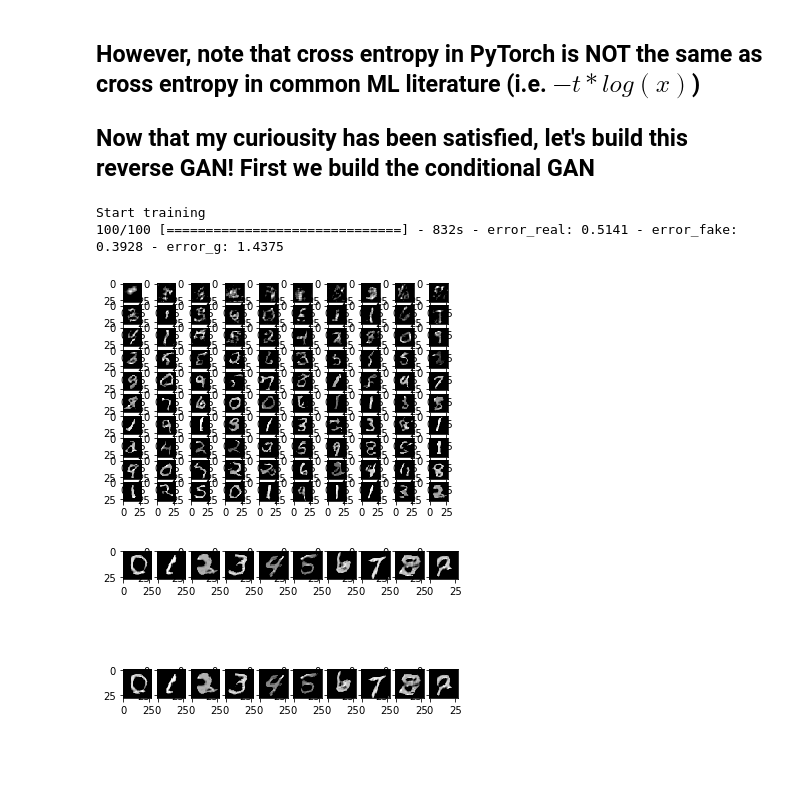
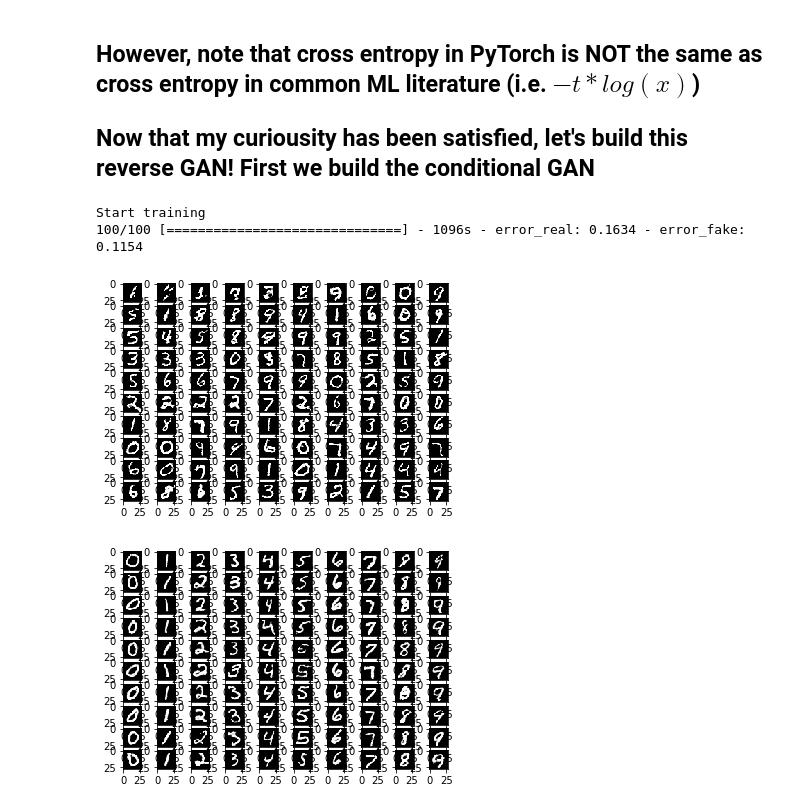
Before and after one commit to HenryJia/InfoGAN, a Jupyter notebook: MNIST_Trials.ipynb, the cells around one changed output. Cells and saved outputs as stored; diff of their text form; code cells hidden in the pictures; blank space fills up the shorter version.

Commit message:
Make the GAN work by using tanh output activation on G

```diff
--- a/MNIST_Trials.ipynb
+++ b/MNIST_Trials.ipynb
@@ -156,9 +157,8 @@ class G(nn.Module):
         self.fc2_c = Linear(256, 512)
         self.fc1_all = Linear(512, 512)
 
-        self.conv1 = Conv2d(8, 16, kernel_size = 5, padding = 2) # 8 x 8 x 8 -> 16 x 16 x 16
-        self.conv2 = Conv2d(16, 32, kernel_size = 5, padding = 2) # 16 x 16 x 16 -> 32 x 32 x 32
-        self.conv3 = Conv2d(32, 1, kernel_size = 5) # 32 x 32 x 32 -> 1 x 28 x 28
+        self.conv1 = Conv2d(2, 16, kernel_size = 5, padding = 2) # 2 x 16 x 16 -> 16 x 32 x 32
+        self.conv2 = Conv2d(16, 1, kernel_size = 5) # 32 x 32 x 32 -> 1 x 28 x 28
 
     def forward(self, x, x_c):
         x = F.elu(self.fc1(x))
@@ -167,14 +167,12 @@ class G(nn.Module):
         x_c = F.elu(self.fc1_c(x_c))
         x_c = F.elu(self.fc2_c(x_c))
         x = x_c + x
-        x = F.elu(self.fc1_all(x)).view(-1, 8, 8, 8)
+        x = F.elu(self.fc1_all(x)).view(-1, 2, 16, 16)
 
         x = F.upsample(x, scale_factor = 2, mode = 'nearest')
         x = F.elu(self.conv1(x))
-        x = F.upsample(x, scale_factor = 2, mode = 'nearest')
-        x = F.elu(self.conv2(x))
 
-        return F.relu(self.conv3(x))
+        return F.tanh(self.conv2(x))
 
 class D(nn.Module):
     def __init__(self):
@@ -198,7 +196,7 @@ class D(nn.Module):
         x = x_c + x
 
         x = F.elu(self.fc1(x))
-        return F.sigmoid(self.fc2(x))
+        return self.fc2(x)
 # %%
 # OK, now we create the actual models
 generator = G().cuda()
@@ -207,13 +205,13 @@ discriminator = D().cuda()
 # Prep the data by turning them into tensors and putting them into a PyTorch dataloader
 train_tensors = TensorDataset(torch.from_numpy(x_train), torch.from_numpy(y_train))
 test_tensors = TensorDataset(torch.from_numpy(x_test), torch.from_numpy(y_test))
-train_loader = DataLoader(train_tensors, batch_size = 256, shuffle = True, num_workers = 6, pin_memory = True)
-test_loader = DataLoader(test_tensors, batch_size = 256, shuffle = True, num_workers = 6, pin_memory = True)
+train_loader = DataLoader(train_tensors, batch_size = 128, shuffle = True, num_workers = 6, pin_memory = True)
+test_loader = DataLoader(test_tensors, batch_size = 128, shuffle = True, num_workers = 6, pin_memory = True)
 # %%
 # Create the optimisers
 g_optim = optim.Adam(generator.parameters(), lr=1e-4)
 d_optim = optim.Adam(discriminator.parameters(), lr=1e-4)
-loss = nn.BCELoss().cuda()
+loss = nn.MSELoss().cuda()
 # %%
 # Alright, everything's setup, let's run the GAN and train it first
 pb = Progbar(100)
@@ -228,7 +226,7 @@ for epoch in range(100):
         discriminator.zero_grad()
 
         # Forward & backward pass with real data
-        real = Variable(data.float().cuda(async = True) / 255.0)
+        real = Variable(data.float().cuda(async = True) / 255.0 * 2 - 1)
         condition = Variable(targets.float().cuda(async = True))
         out_real = discriminator(real, condition)
         error_real = loss(out_real, ones)
@@ -249,28 +247,29 @@ for epoch in range(100):
         error_g = loss(out_fake, ones)
         error_g.backward()
         g_optim.step()
+
+
     pb.update(epoch + 1, [('error_real', error_real.cpu().data.numpy()),
-                      ('error_fake', error_fake.cpu().data.numpy()),
-                      ('error_g', error_g.cpu().data.numpy())])
+                          ('error_fake', error_fake.cpu().data.numpy())])
     plt.subplot(10, 10, epoch + 1)
-    plt.imshow(np.round(fake.cpu().data.numpy()[0, 0] * 255), cmap = 'gray')
+    plt.imshow(np.round(fake.cpu().data.numpy()[0, 0] + 1) / 2 * 255, cmap = 'gray')
 # %% [output]
 Start training
-100/100 [==============================] - 832s - error_real: 0.5141 - error_fake: 0.3928 - error_g: 1.4375
+100/100 [==============================] - 1096s - error_real: 0.1634 - error_fake: 0.1154
-[figure, old version]
+[figure, new version]
 # %%
 torch.save(generator.state_dict(), 'mnist_g.torch')
 torch.save(discriminator.state_dict(), 'mnist_d.torch')
 # %%
 generator.load_state_dict(torch.load('mnist_g.torch'))
 discriminator.load_state_dict(torch.load('mnist_d.torch'))
 
 plt.figure(1)
 fake = []
-for i in range(2):
+for i in range(10):
     for j in range(10):
-        plt.subplot(2, 10, i * 10 + j + 1)
+        plt.subplot(10, 10, i * 10 + j + 1)
         fake += [generator(Variable(torch.randn(1, 128)).cuda(), Variable(torch.eye(10)[j:j + 1]).cuda())]
         plt.imshow(np.round(fake[-1].cpu().data.numpy()[0, 0] * 255), cmap = 'gray')
 # %% [output]
-[figure, old version]
+[figure, new version]
```
Also changed, not shown: parts of 2 cells of this notebook.
